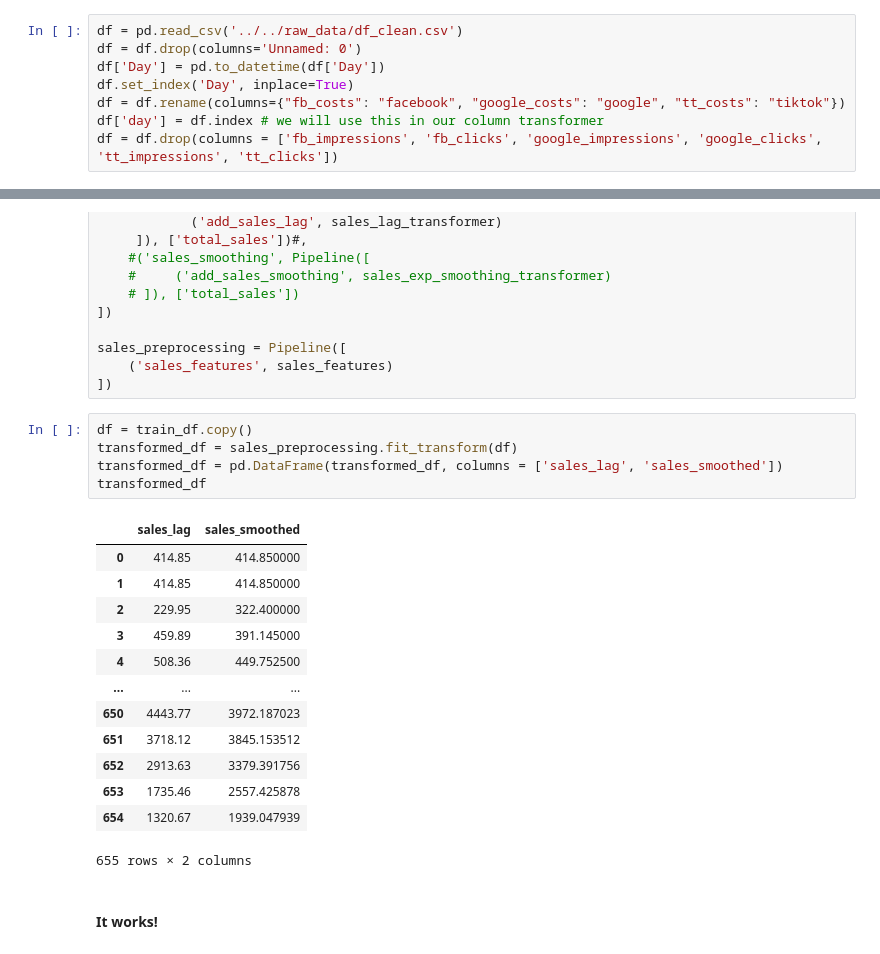
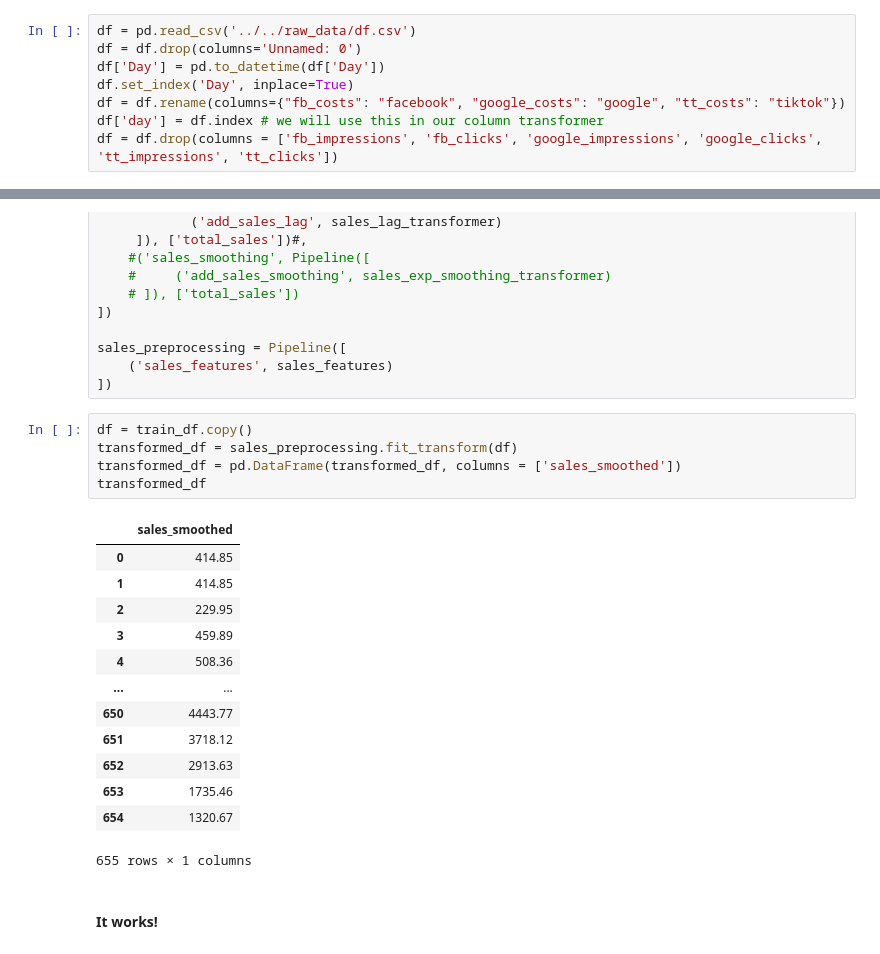
Before and after one commit to data-Zee/MMM-project-lewagon, a Jupyter notebook: notebooks/val_notebooks/mvp_model_REMOVED_FEATS.ipynb, the cells around one changed output, grey strips where cells are left out. Drawn from its saved outputs; the diff is of its cells as text.

```diff
--- a/notebooks/val_notebooks/mvp_model_REMOVED_FEATS.ipynb
+++ b/notebooks/val_notebooks/mvp_model_REMOVED_FEATS.ipynb
@@ -37,7 +40,7 @@ import matplotlib.pyplot as plt
 # %% [markdown]
 # Load DataFrame
 # %%
-df = pd.read_csv('../../raw_data/df_clean.csv')
+df = pd.read_csv('../../raw_data/df.csv')
 df = df.drop(columns='Unnamed: 0')
 df['Day'] = pd.to_datetime(df['Day'])
 df.set_index('Day', inplace=True)
@@ -606,22 +626,22 @@ sales_preprocessing = Pipeline([
 # %%
 df = train_df.copy()
 transformed_df = sales_preprocessing.fit_transform(df)
-transformed_df = pd.DataFrame(transformed_df, columns = ['sales_lag', 'sales_smoothed'])
+transformed_df = pd.DataFrame(transformed_df, columns = ['sales_smoothed'])
 transformed_df
 # %% [output]
-|  | sales_lag | sales_smoothed |
-| 0 | 414.85 | 414.850000 |
-| 1 | 414.85 | 414.850000 |
-| 2 | 229.95 | 322.400000 |
-| 3 | 459.89 | 391.145000 |
-| 4 | 508.36 | 449.752500 |
-| ... | ... | ... |
-| 650 | 4443.77 | 3972.187023 |
-| 651 | 3718.12 | 3845.153512 |
-| 652 | 2913.63 | 3379.391756 |
-| 653 | 1735.46 | 2557.425878 |
-| 654 | 1320.67 | 1939.047939 |
+|  | sales_smoothed |
+| 0 | 414.85 |
+| 1 | 414.85 |
+| 2 | 229.95 |
+| 3 | 459.89 |
+| 4 | 508.36 |
+| ... | ... |
+| 650 | 4443.77 |
+| 651 | 3718.12 |
+| 652 | 2913.63 |
+| 653 | 1735.46 |
+| 654 | 1320.67 |
-655 rows × 2 columns
+655 rows × 1 columns
 # %% [markdown]
 #### It works!
 # %% [markdown]
```
Also changed, not shown: parts of 39 cells of this notebook, 14 other files.
